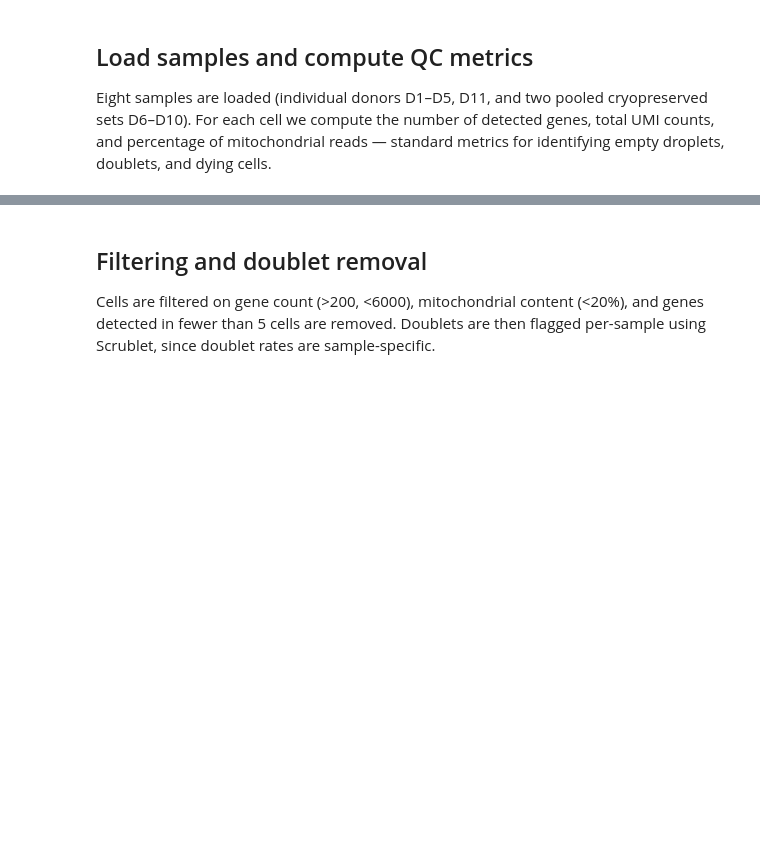
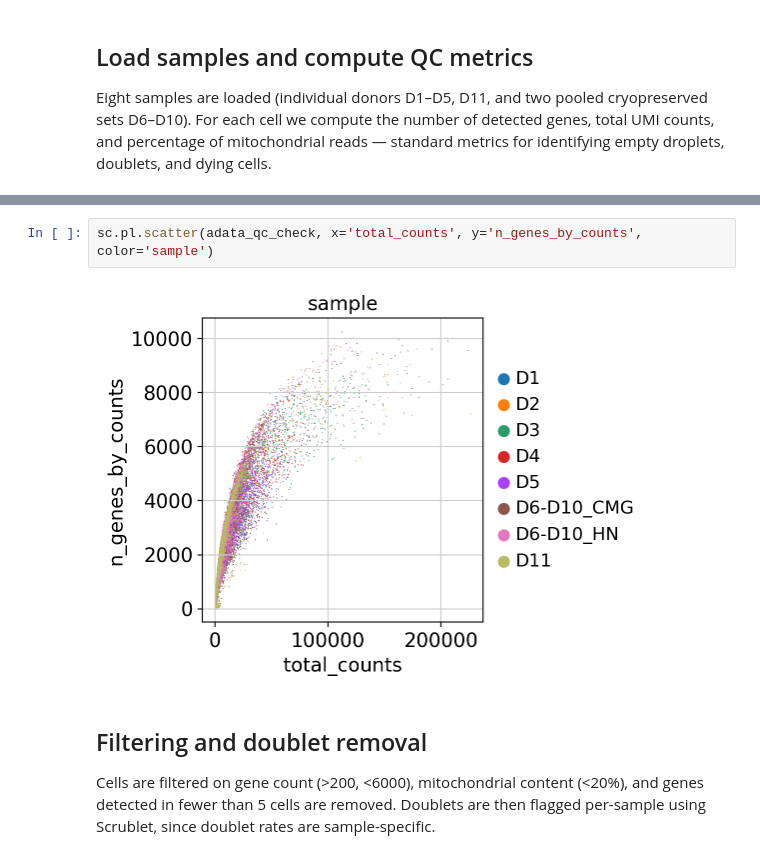
Before and after one commit to MadhuramDidwani45/Sc-RNA-seq-Analysis, a Jupyter notebook: 01_QC_and_preprocessing.ipynb, the cells around one changed output, grey strips where cells are left out. Saved outputs shown, nothing was run; the diff lists cells and outputs as text; blank space fills up the shorter version.

```diff
--- a/01_QC_and_preprocessing.ipynb
+++ b/01_QC_and_preprocessing.ipynb
@@ -60,3 +117,7 @@ D11: 8334 cells x 33538 genes
+# %%
+sc.pl.scatter(adata_qc_check, x='total_counts', y='n_genes_by_counts', color='sample')
+# %% [output]
+[figure, added]
 # %% [markdown]
 ## Filtering and doublet removal
 
```
Also changed, not shown: parts of 6 cells of this notebook.
